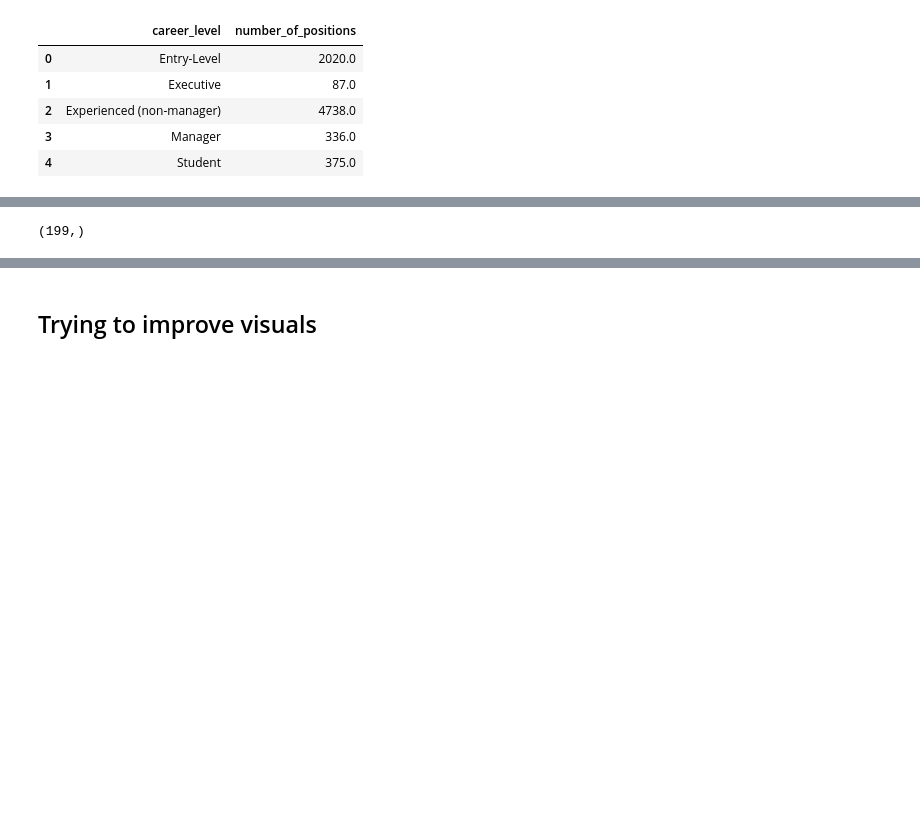
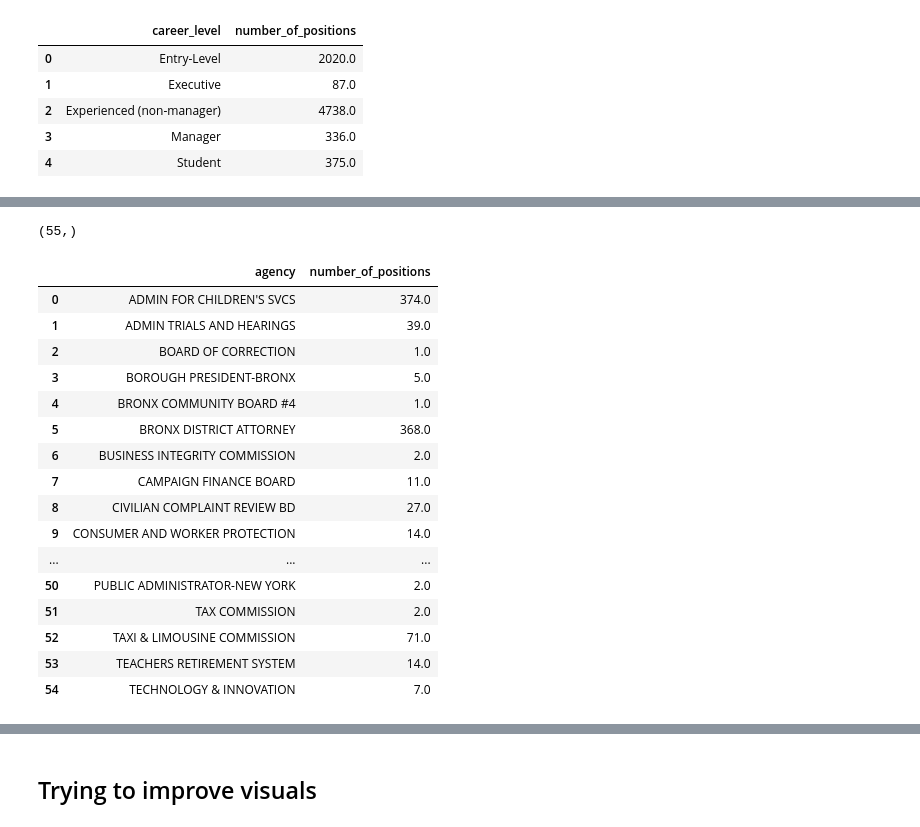
Before and after one commit to tahiratabassum19/NYCJobs, a Jupyter notebook: practice.ipynb, the cells around one changed output, grey strips where cells are left out. Drawn from its saved outputs; the diff is of its cells as text; code cells hidden in the pictures; blank space fills up the shorter version.

```diff
--- a/practice.ipynb
+++ b/practice.ipynb
@@ -221,4 +167,25 @@ AttributeError: 'str' object has no attribute 'rename'
 # %%
-df['job_category'].unique().shape
+df['agency'].unique().shape
 # %% [output]
-(199,)
+(55,)
+# %%
+altr=df.groupby('agency')['number_of_positions'].sum().reset_index()
+altr
+# %% [output]
+|  | agency | number_of_positions |
+| 0 | ADMIN FOR CHILDREN'S SVCS | 374.0 |
+| 1 | ADMIN TRIALS AND HEARINGS | 39.0 |
+| 2 | BOARD OF CORRECTION | 1.0 |
+| 3 | BOROUGH PRESIDENT-BRONX | 5.0 |
+| 4 | BRONX COMMUNITY BOARD #4 | 1.0 |
+| 5 | BRONX DISTRICT ATTORNEY | 368.0 |
+| 6 | BUSINESS INTEGRITY COMMISSION | 2.0 |
+| 7 | CAMPAIGN FINANCE BOARD | 11.0 |
+| 8 | CIVILIAN COMPLAINT REVIEW BD | 27.0 |
+| 9 | CONSUMER AND WORKER PROTECTION | 14.0 |
+| ... | ... | ... |
+| 50 | PUBLIC ADMINISTRATOR-NEW YORK | 2.0 |
+| 51 | TAX COMMISSION | 2.0 |
+| 52 | TAXI & LIMOUSINE COMMISSION | 71.0 |
+| 53 | TEACHERS RETIREMENT SYSTEM | 14.0 |
+| 54 | TECHNOLOGY & INNOVATION | 7.0 |
```
Also changed, not shown: parts of 69 cells of this notebook, 8 other files.
